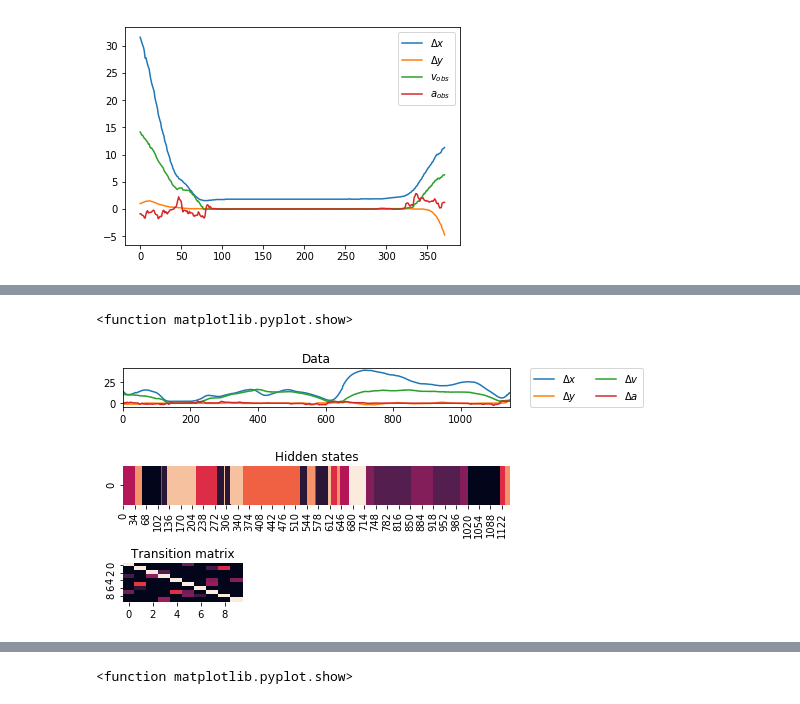
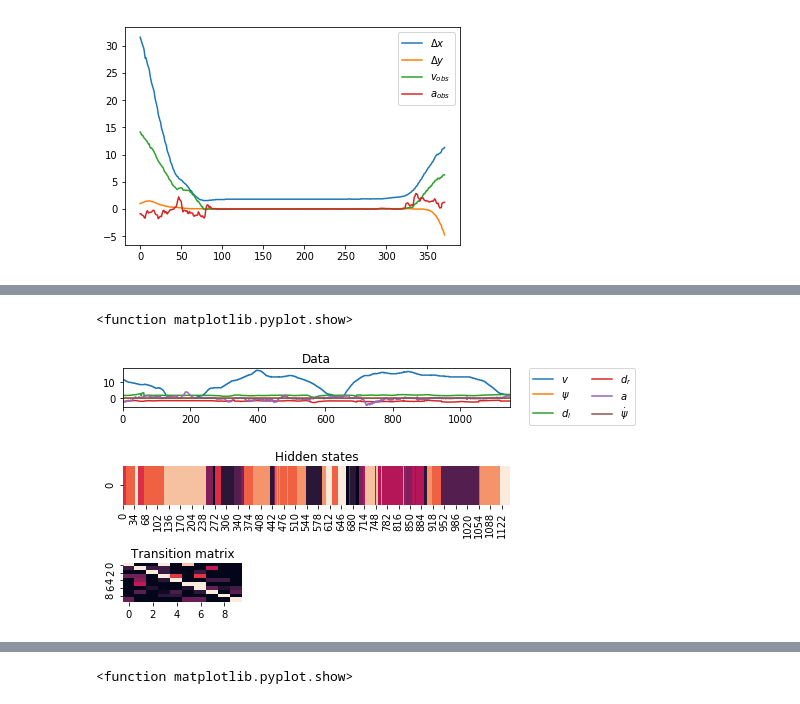
Before and after one commit to MoonBlvd/Sticky-HDP-HMM, a Jupyter notebook: hmm.ipynb, the cells around one changed output, grey strips where cells are left out. Drawn from its saved outputs; the diff is of its cells as text; code cells hidden in the pictures.

```diff
--- a/hmm.ipynb
+++ b/hmm.ipynb
@@ -253,7 +285,7 @@ class HMM():
         return term1+term2+term3
 # %%
 # new_data_try = np.hstack([data,ego_car_list[:,0:3]])
-hmm = HMM(data)
+hmm = HMM(train_data,model='GMM')
 # %%
 num_iter = 100
 converge_thresh = 1e-5
@@ -279,32 +311,39 @@ log-likelihood:  -3536.41238337
 # %%
 states = np.argmax(hmm.log_like_matrix,axis=1)
 plt.figure(2)
 ax1 = plt.subplot(311)
-plt.plot(range(hmm.n),data)
+plt.plot(range(hmm.n),train_data)
 plt.xlim([0,hmm.n])
 ax1.set_title("Data")
 # lgd = plt.legend([r'$\Delta x$', r'$\Delta y$', r'$v_{obs}$', r'$a_{obs}$'],bbox_to_anchor=(1.05, 1), loc=2, ncol=2, borderaxespad=0.)
-lgd = plt.legend([r'$\Delta x$',
-                  r'$\Delta y$',
-                  r'$\Delta v$',
-                  r'$\Delta a$'
-#                   r'$v_{ego}$',
-#                   r'$a_{ego}$',
-#                   r'$\psi_{ego}$'
+# lgd = plt.legend([r'$\Delta x$',
+#                   r'$\Delta y$',
+#                   r'$\Delta v$',
+#                   r'$\Delta a$'
+# #                   r'$v_{ego}$',
+# #                   r'$a_{ego}$',
+# #                   r'$\psi_{ego}$'
+#                  ],bbox_to_anchor=(1.05, 1), loc=2, ncol=2, borderaxespad=0.)
+lgd = plt.legend([r'$v$',
+                  r'$\psi$',
+                  r'$d_l$',
+                  r'$d_r$',
+                  r'$a$',
+                  r'$\dot{\psi}$'
                  ],bbox_to_anchor=(1.05, 1), loc=2, ncol=2, borderaxespad=0.)
 
 ax2 = plt.subplot(312)
 sns.heatmap(np.reshape(states,(1,hmm.n)), ax=ax2, cbar=False)
 ax2.set_title("Hidden states")
 
 ax3 = plt.subplot(337)
 sns.heatmap(hmm.A, ax=ax3,vmin=0, vmax=0.05, cbar=False)
 ax3.set_title("Transition matrix")
 # plt.subplot(133)
 # plt
 plt.tight_layout(h_pad=1.0)
-plt.savefig('example_1_result.png', bbox_extra_artists=(lgd,),bbox_inches='tight', dpi=200)
+# plt.savefig('example_1_result.png', bbox_extra_artists=(lgd,),bbox_inches='tight', dpi=200)
 plt.show
 # %% [output]
 <function matplotlib.pyplot.show>
-[figure, old version]
+[figure, new version]
```
Also changed, not shown: parts of 12 cells of this notebook.
